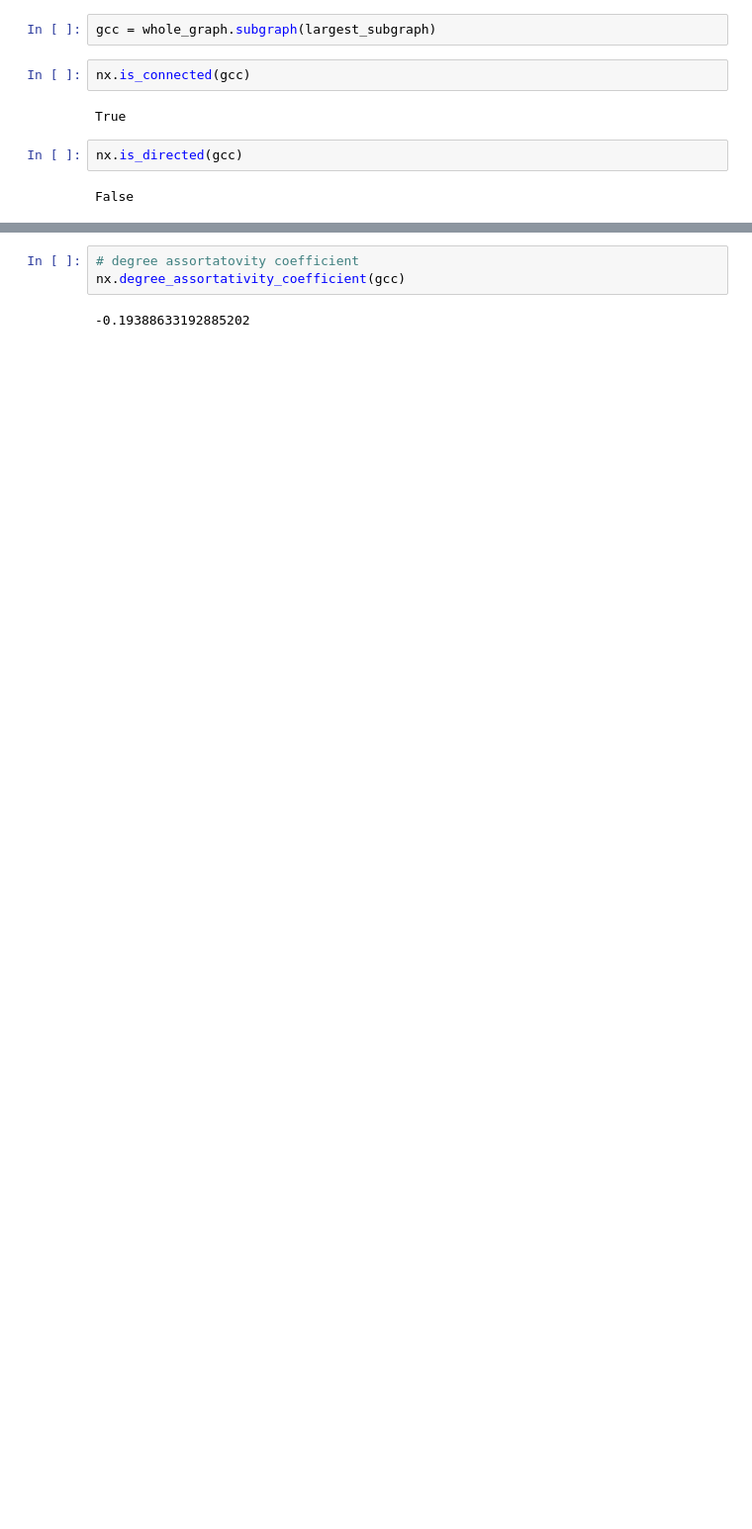
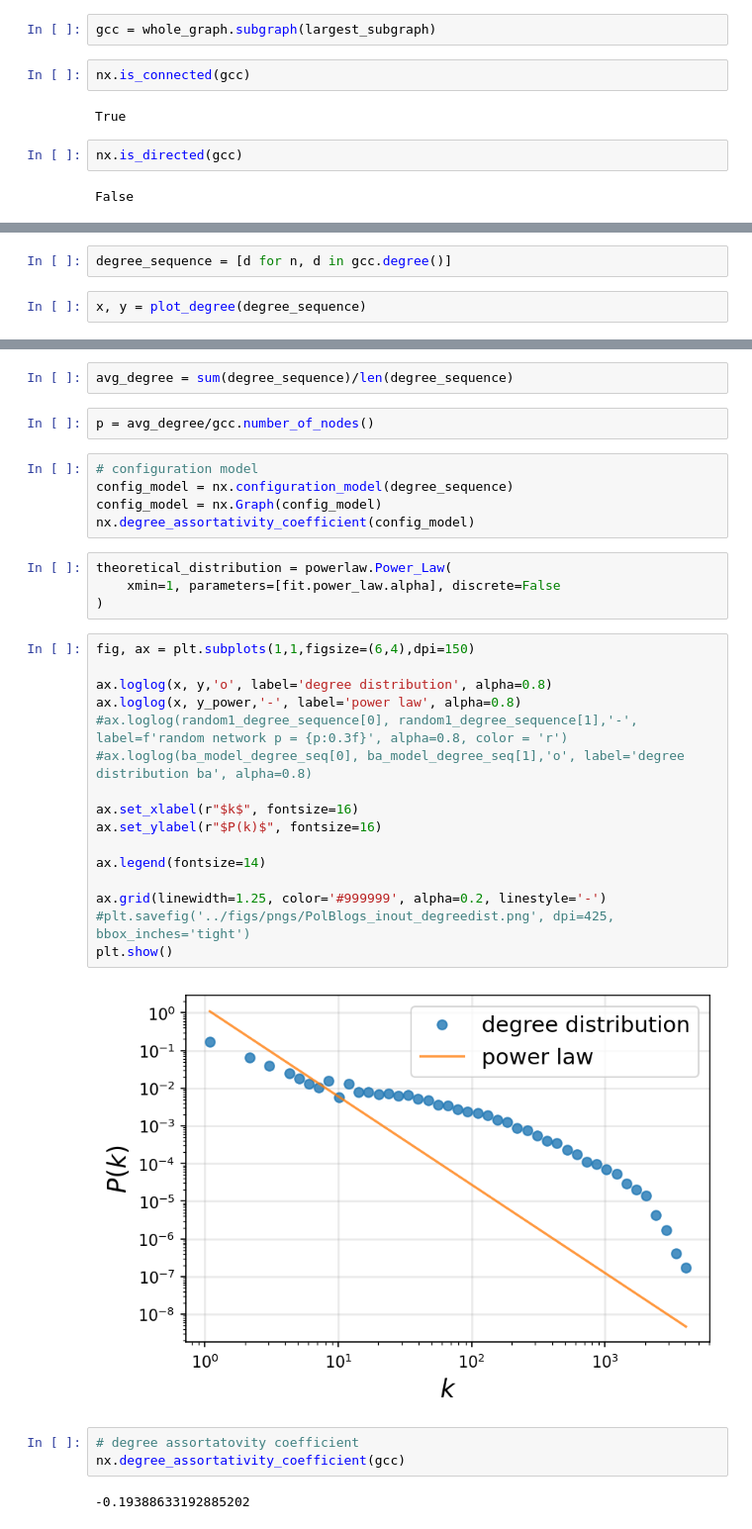
Before and after one commit to ldr7/Network-Science, a Jupyter notebook: ns_project_analysis1.ipynb, the cells around one changed output, grey strips where cells are left out. Shown at 99% size. Cells and saved outputs as stored; diff of their text form; blank space fills up the shorter version.

```diff
--- a/ns_project_analysis1.ipynb
+++ b/ns_project_analysis1.ipynb
@@ -77,0 +121,4 @@ KeyboardInterrupt:
+# %%
+degree_sequence = [d for n, d in gcc.degree()]
+# %%
+x, y = plot_degree(degree_sequence)
@@ -78,3 +157,34 @@ KeyboardInterrupt:
+# %%
+avg_degree = sum(degree_sequence)/len(degree_sequence)
+# %%
+p = avg_degree/gcc.number_of_nodes()
+# %%
+# configuration model
+config_model = nx.configuration_model(degree_sequence)
+config_model = nx.Graph(config_model)
+nx.degree_assortativity_coefficient(config_model)
+# %%
+theoretical_distribution = powerlaw.Power_Law(
+    xmin=1, parameters=[fit.power_law.alpha], discrete=False
+)
+# %%
+fig, ax = plt.subplots(1,1,figsize=(6,4),dpi=150)
+
+ax.loglog(x, y,'o', label='degree distribution', alpha=0.8)
+ax.loglog(x, y_power,'-', label='power law', alpha=0.8)
+#ax.loglog(random1_degree_sequence[0], random1_degree_sequence[1],'-', label=f'random network p = {p:0.3f}', alpha=0.8, color = 'r')
+#ax.loglog(ba_model_degree_seq[0], ba_model_degree_seq[1],'o', label='degree distribution ba', alpha=0.8)
+
+ax.set_xlabel(r"$k$", fontsize=16)
+ax.set_ylabel(r"$P(k)$", fontsize=16)
+
+ax.legend(fontsize=14)
+
+ax.grid(linewidth=1.25, color='#999999', alpha=0.2, linestyle='-')
+#plt.savefig('../figs/pngs/PolBlogs_inout_degreedist.png', dpi=425, bbox_inches='tight')
+plt.show()
+# %% [output]
+[figure, added]
 # %%
 # degree assortatovity coefficient
 nx.degree_assortativity_coefficient(gcc)
```
Also changed, not shown: parts of 27 cells of this notebook.
